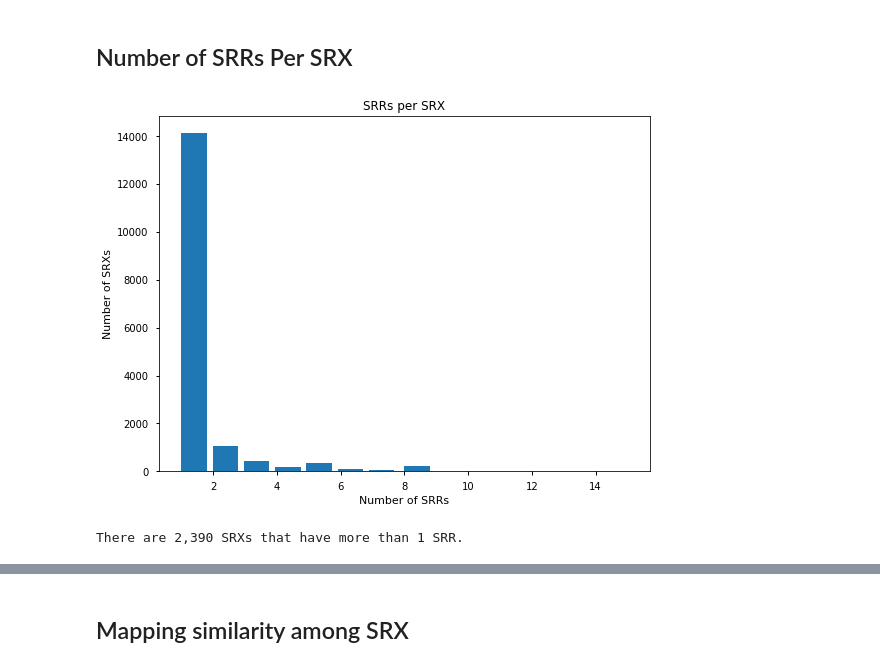
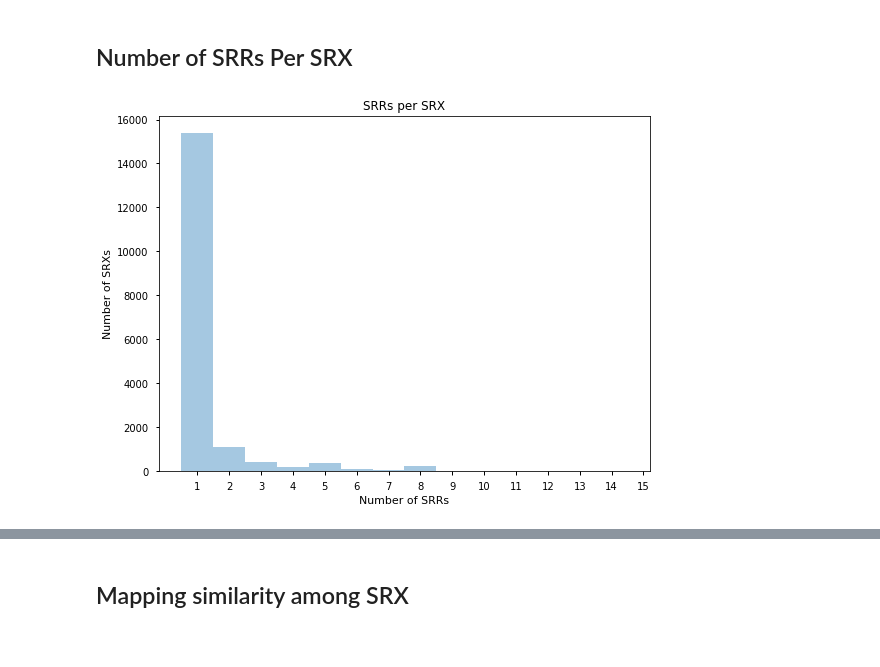
Before and after one commit to jfear/ncbi_remap, a Jupyter notebook: notebook/deliver/prealn-wf_merge_srr.ipynb, the cells around one changed output, grey strips where cells are left out. Cells and saved outputs as stored; diff of their text form; code cells hidden in the pictures.

```diff
--- a/notebook/deliver/prealn-wf_merge_srr.ipynb
+++ b/notebook/deliver/prealn-wf_merge_srr.ipynb
@@ -38,25 +37,18 @@ from ncbi_remap.flagging import LIBSIZE_CUTOFF, READLEN_CUTOFF, STRAND_CUTOFF1,
 # %%
 # Plot distribution of proportion uniquely mapping reads.
 @make_figs(nbconfig.fig_name('histogram_number_srr_per_srx'), styles=nbconfig.styles,
            formats=nbconfig.formats)
 def plot(store):
-    df = store['prealn/complete'].groupby('srx').count()
+    df = srr_per_srx(store).iloc[:, 0]
+    bins = list(range(1, df.value_counts().index.max() + 1))
     fig, ax = plt.subplots(1, 1)
-    df.hist(bins=100, width=.8, grid=False, ax=ax)
+    sns.distplot(df, bins=bins, ax=ax, kde=False, hist_kws={'align': 'left'})
     ax.set_title('SRRs per SRX')
     ax.set_ylabel('Number of SRXs')
     ax.set_xlabel('Number of SRRs')
+    ax.set_xticks(bins)
     return fig
 
 plot(store)
 # %% [output]
-[figure, old version]
+[figure, new version]
-# %%
-# Make Flags
-from ncbi_remap.flagging import srr_per_srx
-srx_counts = srr_per_srx(store)
-multi_srr_srx = srx_counts[(srx_counts > 1)['srr']].index.tolist()
-
-print('There are {:,} SRXs that have more than 1 SRR.'.format(len(multi_srr_srx)))
-# %% [output]
-There are 2,390 SRXs that have more than 1 SRR.
```
Also changed, not shown: parts of 10 cells of this notebook, 3 other files.
